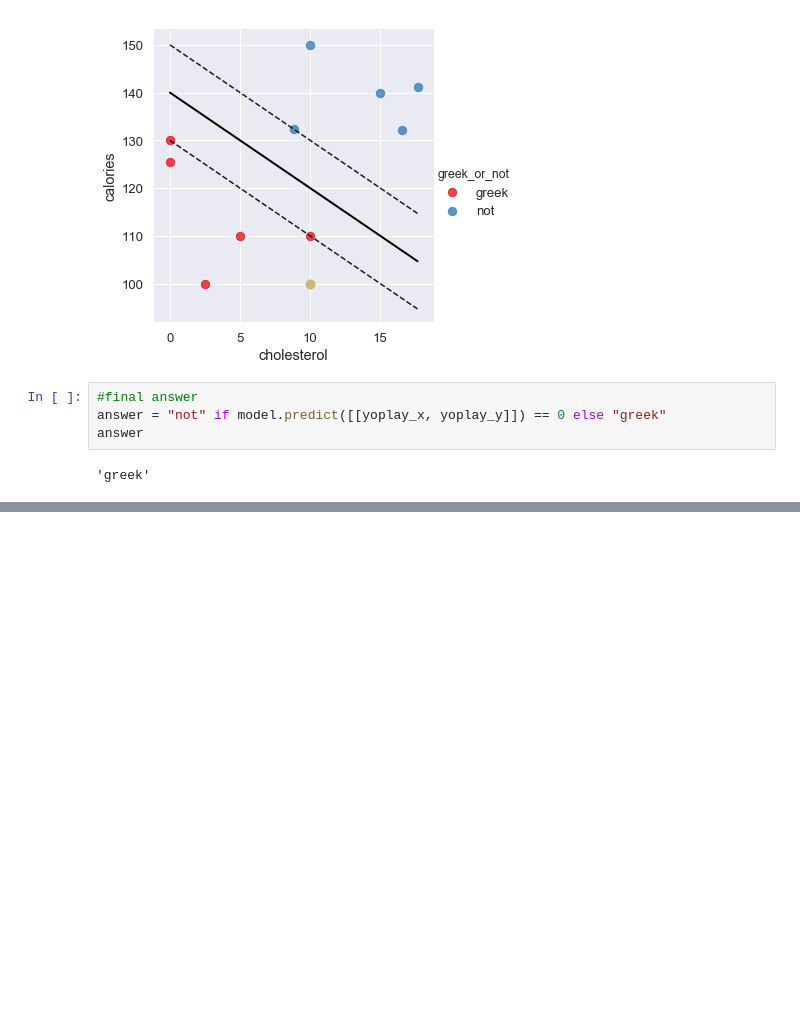
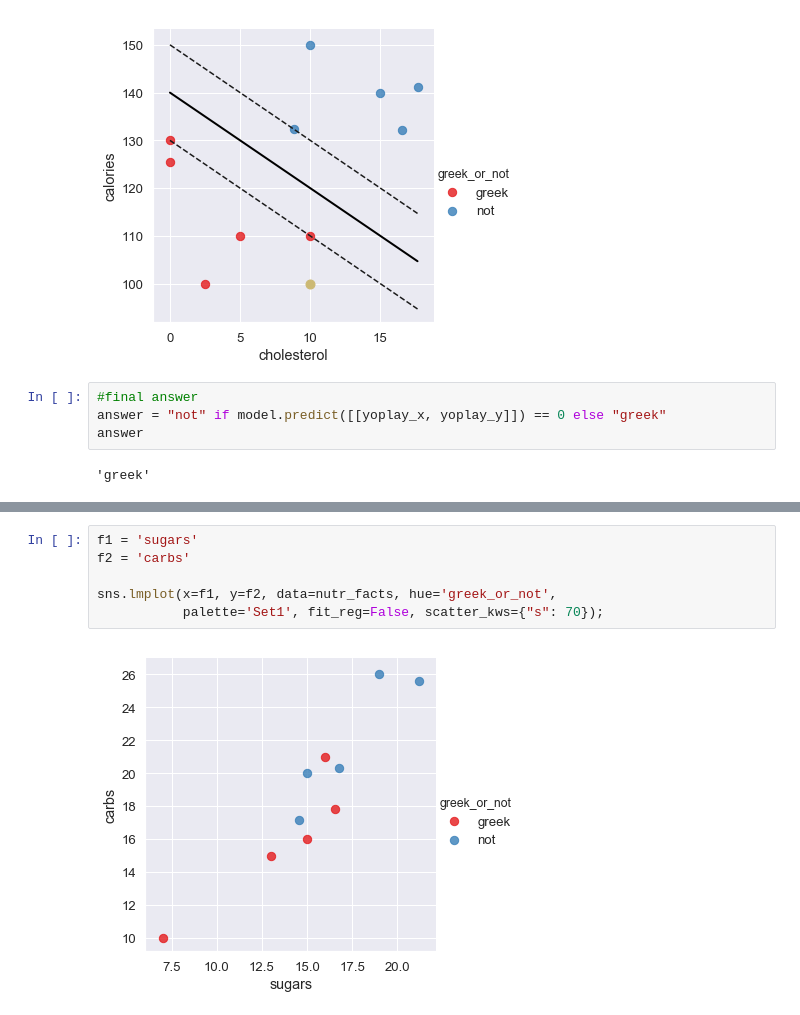
Before and after one commit to tjmachinelearning/yogurt-svm, a Jupyter notebook: greek_or_not.ipynb, the cells around one changed output, grey strips where cells are left out. Cells and saved outputs as stored; diff of their text form; blank space fills up the shorter version.

```diff
--- a/greek_or_not.ipynb
+++ b/greek_or_not.ipynb
@@ -151,0 +158,8 @@ answer
+# %%
+f1 = 'sugars'
+f2 = 'carbs'
+
+sns.lmplot(x=f1, y=f2, data=nutr_facts, hue='greek_or_not',
+           palette='Set1', fit_reg=False, scatter_kws={"s": 70});
+# %% [output]
+[figure, added]
```
Also changed, not shown: parts of 17 cells of this notebook.
